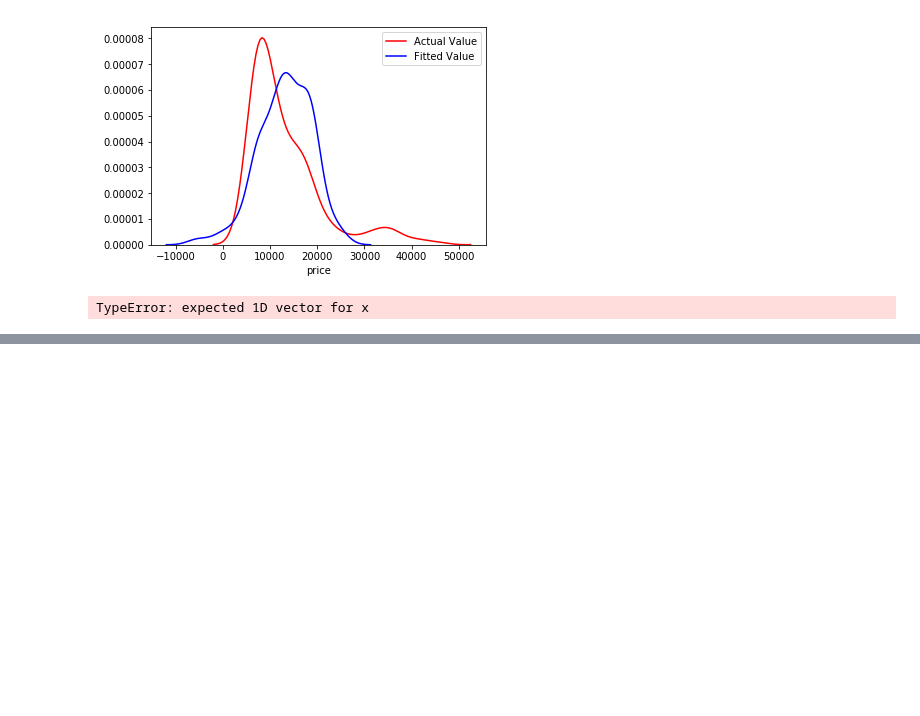
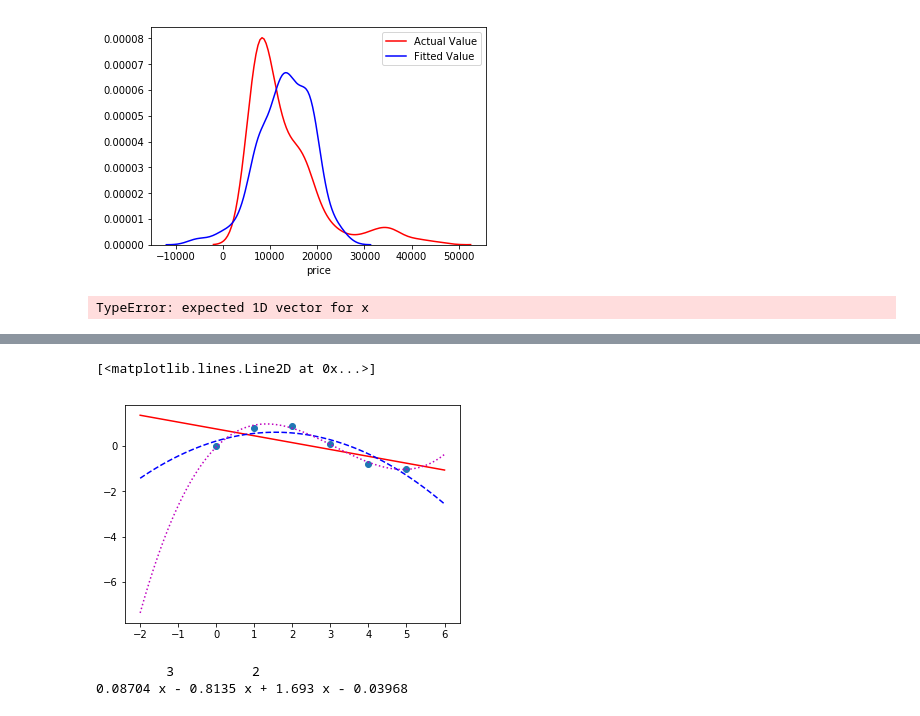
Before and after one commit to mansoorahs/Python_Practice, a Jupyter notebook: Exploratory Data Analysis.ipynb, the cells around one changed output, grey strips where cells are left out. Cells and saved outputs as stored; diff of their text form; code cells hidden in the pictures; blank space fills up the shorter version.

```diff
--- a/Exploratory Data Analysis.ipynb
+++ b/Exploratory Data Analysis.ipynb
@@ -504,0 +538,15 @@ p1 = polyfit(x,y,1)
+# %%
+plot(x,y,'o')
+xp=linspace(-2,6,100)
+plot(xp,polyval(p1,xp),'r-')
+plot(xp,polyval(p2,xp),'b--')
+plot(xp,polyval(p3,xp),'m:')
+# %% [output]
+[<matplotlib.lines.Line2D at 0x...>]
+[figure, added]
+# %%
+p = np.poly1d(p3)
+print (p)
+# %% [output]
+         3          2
+0.08704 x - 0.8135 x + 1.693 x - 0.03968
```
Also changed, not shown: parts of 6 cells of this notebook.
